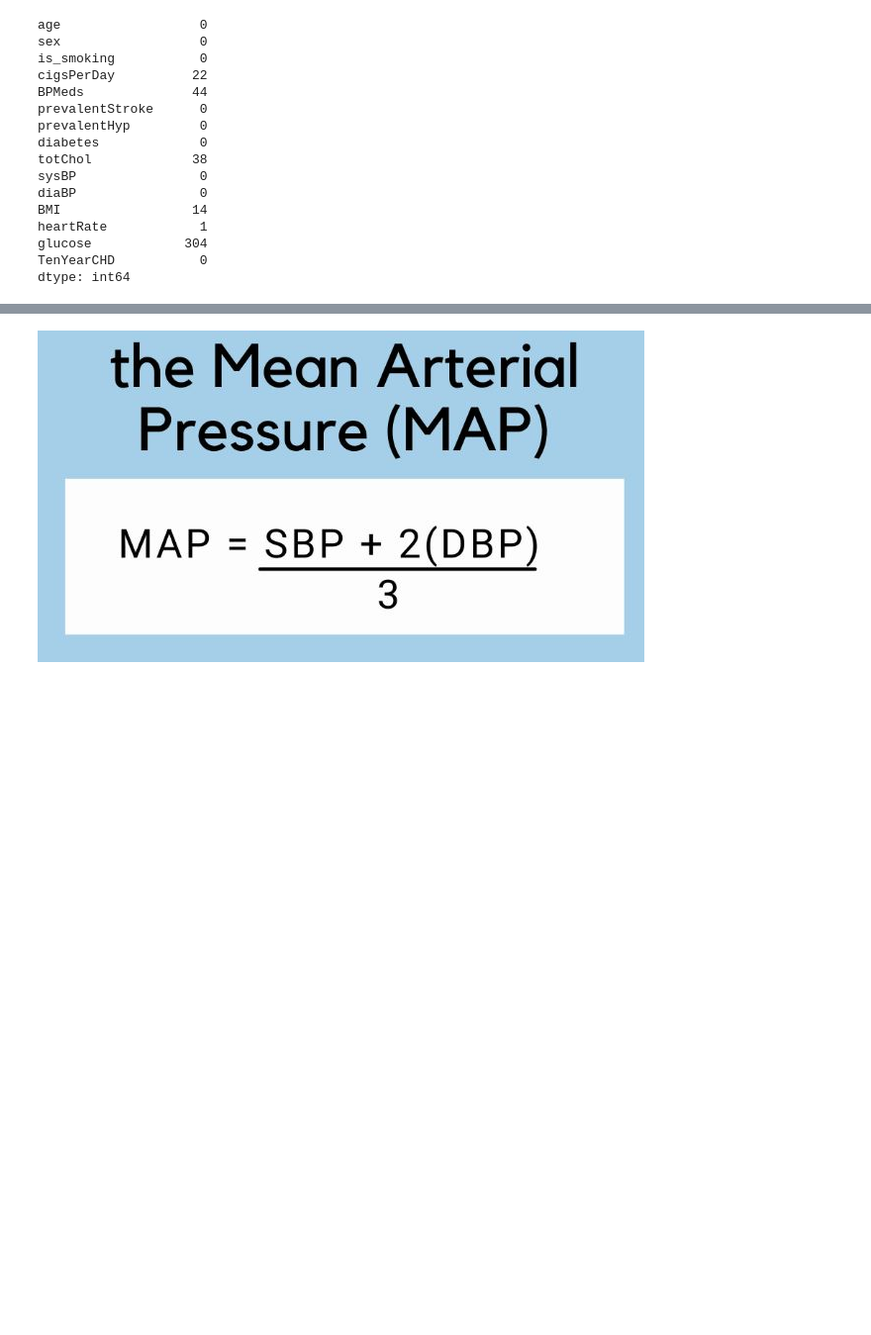
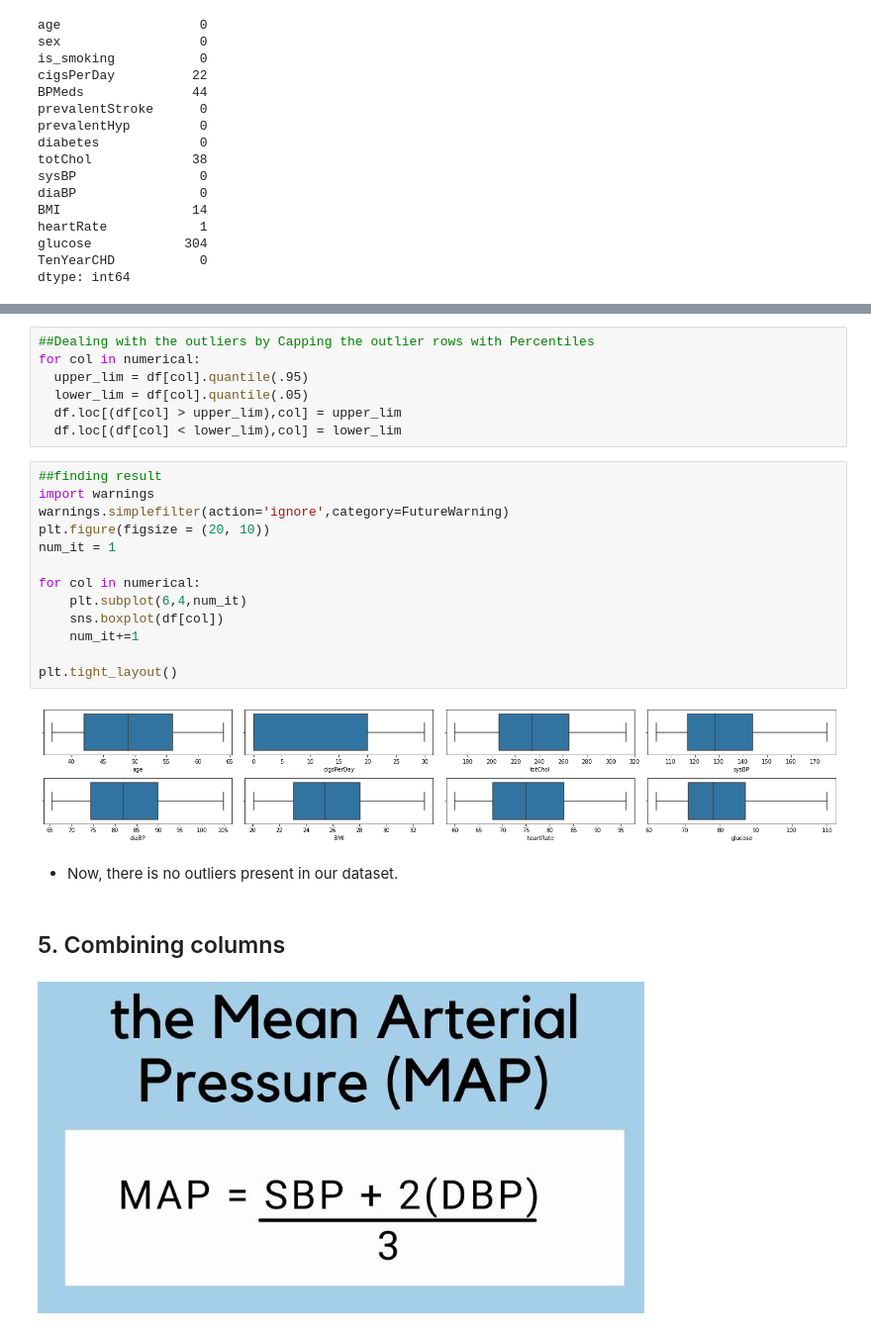
Before and after one commit to niteshavagabond/Cardiovascular-Risk-Prediction, a Jupyter notebook: Cardiovascular_Risk_Prediction.ipynb, the cells around one changed output, grey strips where cells are left out. Shown at 99% size. Drawn from its saved outputs; the diff is of its cells as text; blank space fills up the shorter version.

```diff
--- a/Cardiovascular_Risk_Prediction.ipynb
+++ b/Cardiovascular_Risk_Prediction.ipynb
@@ -316,3 +262,29 @@ df.drop(df.index[df['totChol']<119],inplace=True)
+# %%
+##Dealing with the outliers by Capping the outlier rows with Percentiles
+for col in numerical:
+  upper_lim = df[col].quantile(.95)
+  lower_lim = df[col].quantile(.05)
+  df.loc[(df[col] > upper_lim),col] = upper_lim
+  df.loc[(df[col] < lower_lim),col] = lower_lim
+# %%
+##finding result
+import warnings
+warnings.simplefilter(action='ignore',category=FutureWarning)
+plt.figure(figsize = (20, 10))
+num_it = 1
+
+for col in numerical:
+    plt.subplot(6,4,num_it)
+    sns.boxplot(df[col])
+    num_it+=1
+
+plt.tight_layout()
+# %% [output]
+[figure, added]
+# %% [markdown]
+* Now, there is no outliers present in our dataset.
+# %% [markdown]
+## 5. Combining columns
 # %% [markdown]
 ![map2.JPG](embedded-picture-1)
 # %%
```
Also changed, not shown: parts of 77 cells of this notebook.
